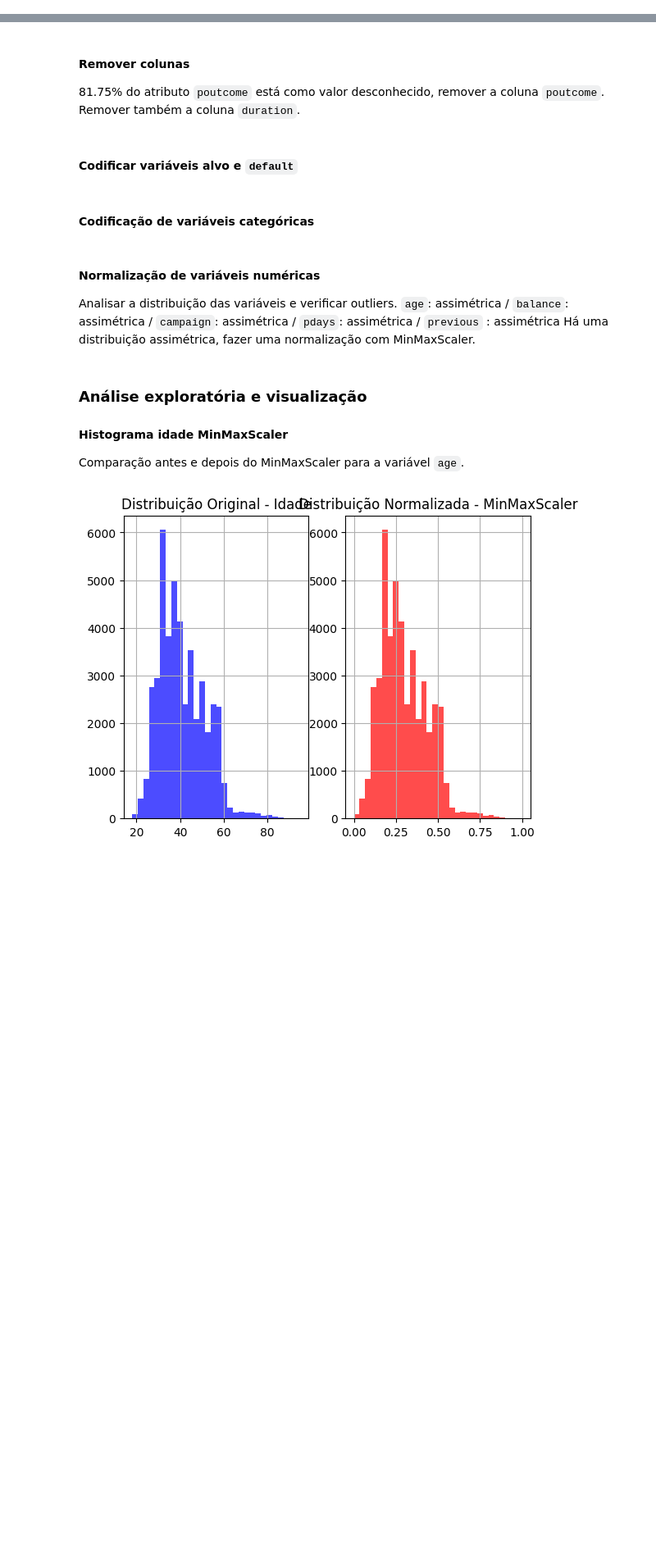
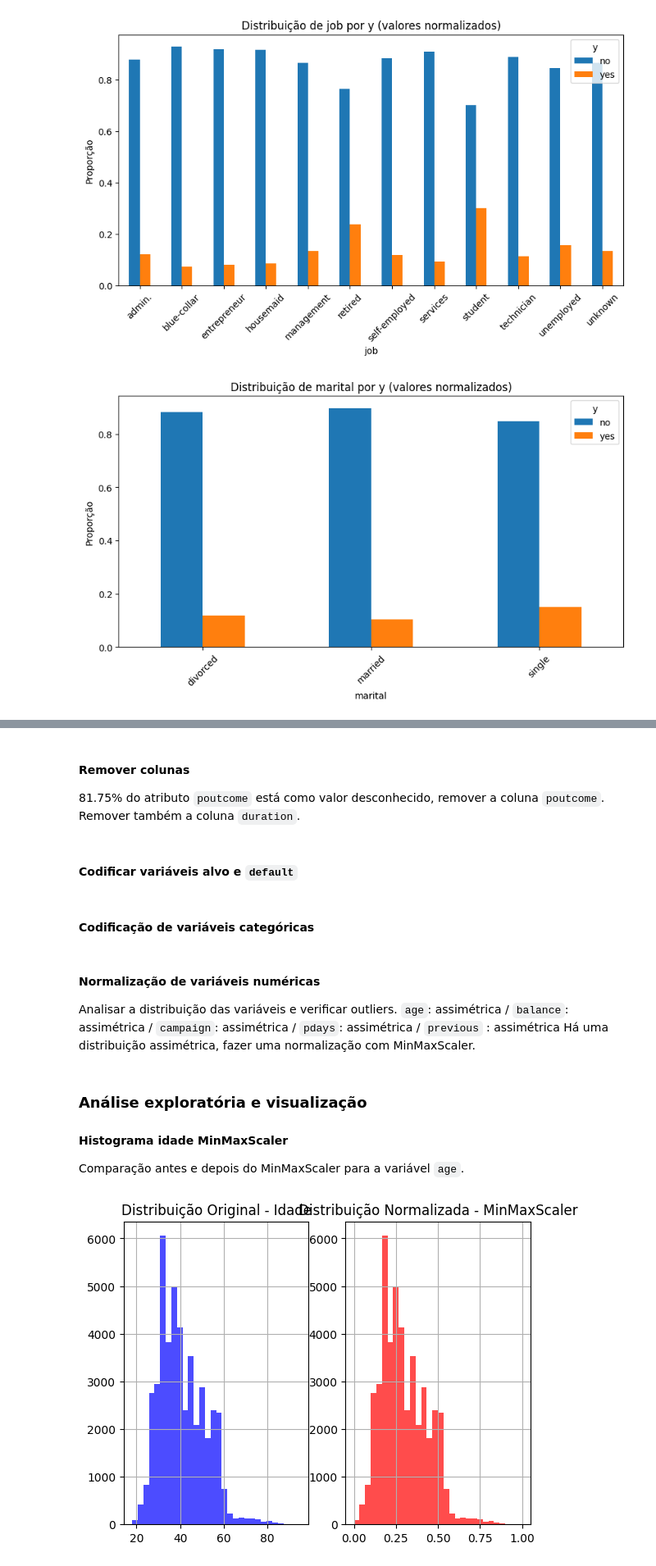
Before and after one commit to felipeoes/bank-marketing, a Jupyter notebook: main.ipynb, the cells around one changed output, grey strips where cells are left out. Shown at 82% size. Drawn from its saved outputs; the diff is of its cells as text; code cells hidden in the pictures; blank space fills up the shorter version.

```diff
--- a/main.ipynb
+++ b/main.ipynb
@@ -17,0 +244,29 @@ df = pd.read_csv(r"bank-full.csv", sep=";")
+# %%
+# Analise multivariada variaveis categóricas vs variável alvo (valores normalizados. Observacoes: dada a distribuicao de poutcome por y, parece que o fato do cliente ter aceitado a oferta de credito no passado (poutcome) influencia positivamente a aceitação da oferta atual.
+def plot_categorical_vs_target(
+    df: pd.DataFrame, categorical_column: str, target_column: str
+):
+    df_grouped = (
+        df.groupby(categorical_column)[target_column]
+        .value_counts(normalize=True)
+        .unstack()
+        .fillna(0)
+    )
+    df_grouped.plot(kind="bar", figsize=(10, 5))
+    plt.title(
+        f"Distribuição de {categorical_column} por {target_column} (valores normalizados)"
+    )
+    plt.xlabel(categorical_column)
+    plt.ylabel("Proporção")
+    plt.legend(title=target_column)
+    plt.xticks(rotation=45)
+    plt.show()
+
+
+target_column = "y"
+for col in categorical_columns:
+    if col != target_column:
+        plot_categorical_vs_target(df_train, col, target_column)
+# %% [output]
+[figure, added]
+[figure, added]
```
Also changed, not shown: parts of 55 cells of this notebook, 5 other files.
